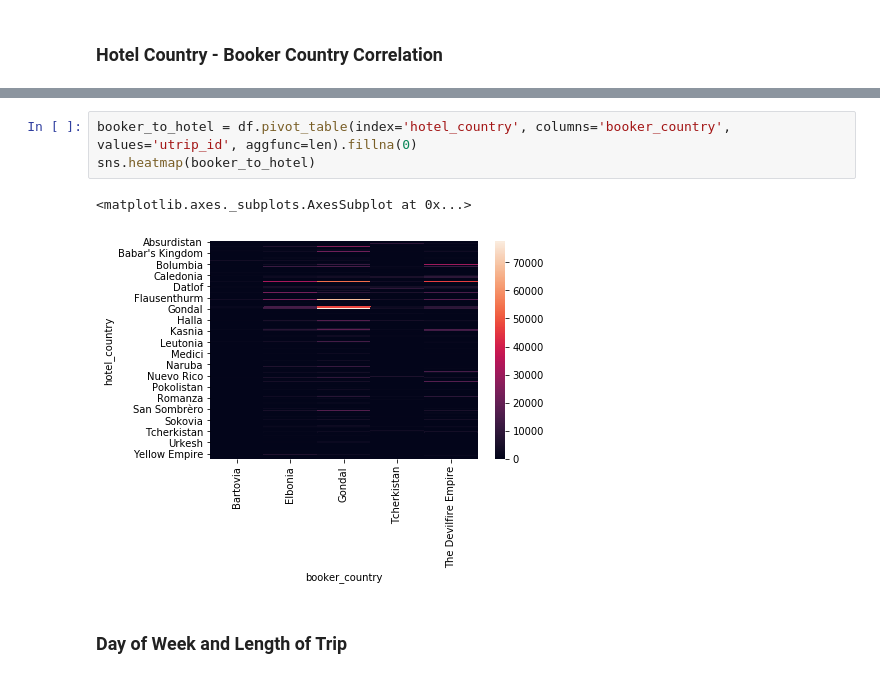
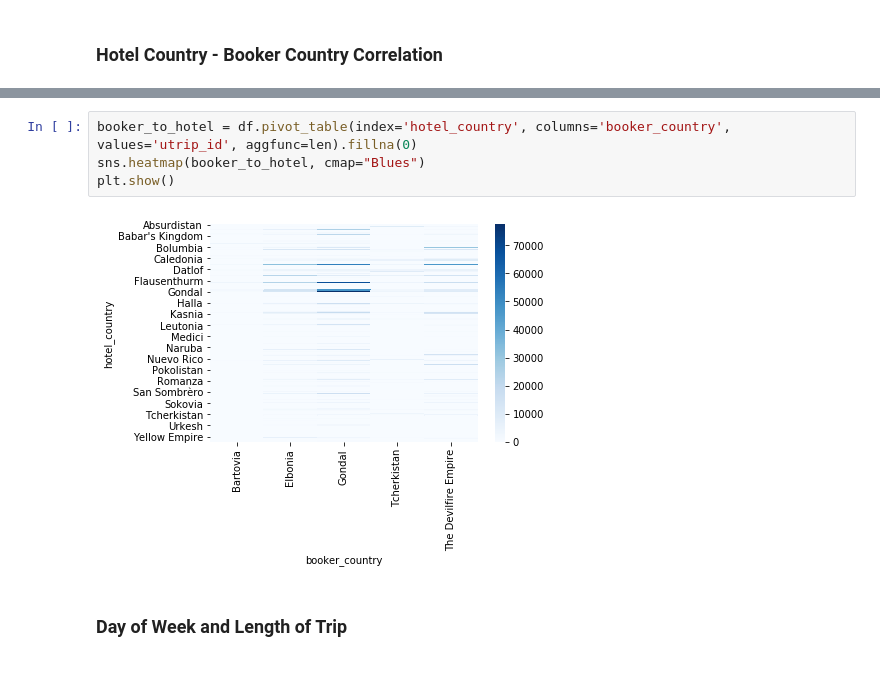
Before and after one commit to okz12/bookingdotcom-challenge, a Jupyter notebook: 2. EDA.ipynb, the cells around one changed output, grey strips where cells are left out. Drawn from its saved outputs; the diff is of its cells as text.

```diff
--- a/2. EDA.ipynb
+++ b/2. EDA.ipynb
@@ -41,10 +41,10 @@ Text(0, 0.5, 'Number of Bookings')
 [figure]
 # %%
 booker_to_hotel = df.pivot_table(index='hotel_country', columns='booker_country', values='utrip_id', aggfunc=len).fillna(0)
-sns.heatmap(booker_to_hotel)
+sns.heatmap(booker_to_hotel, cmap="Blues")
+plt.show()
 # %% [output]
-<matplotlib.axes._subplots.AxesSubplot at 0x...>
-[figure, old version]
+[figure, new version]
 # %% [markdown]
 ### Day of Week and Length of Trip
 # %%
```
Also changed, not shown: parts of 16 cells of this notebook.
